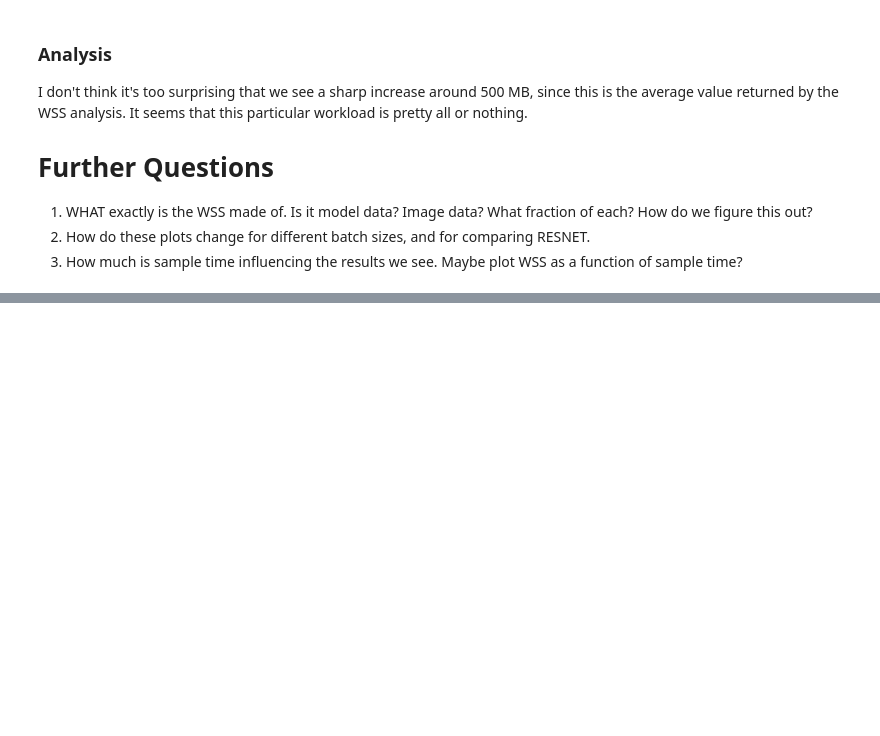
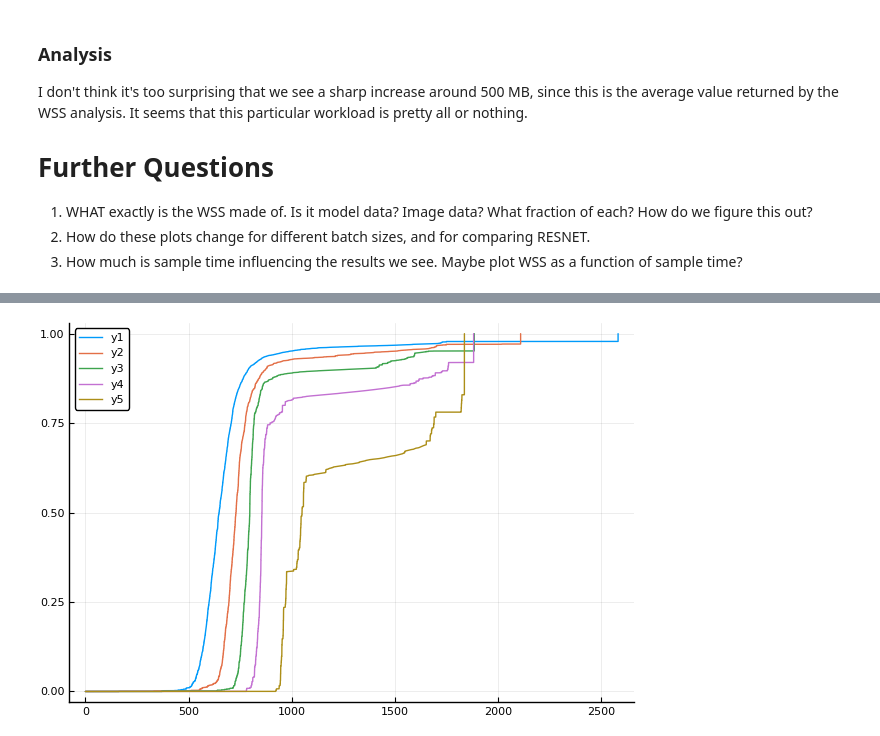
Before and after one commit to darchr/ml-tools, a Jupyter notebook: notebooks/initial plots.ipynb, the cells around one changed output, grey strips where cells are left out. Drawn from its saved outputs; the diff is of its cells as text; code cells hidden in the pictures; blank space fills up the shorter version.

```diff
--- a/notebooks/initial plots.ipynb
+++ b/notebooks/initial plots.ipynb
@@ -94,0 +123,6 @@ I don't think it's too surprising that we see a sharp increase around 500 MB, si
+# %%
+cdfs = MemSnoop.cdf.(MemSnoop.transform.(i.distances for i in trackers))
+memories = [size_mb.(1:length(cdf)) for cdf in cdfs]
+plot(memories, cdfs)
+# %% [output]
+[figure, added]
```
Also changed, not shown: parts of 5 cells of this notebook, 9 other files.
